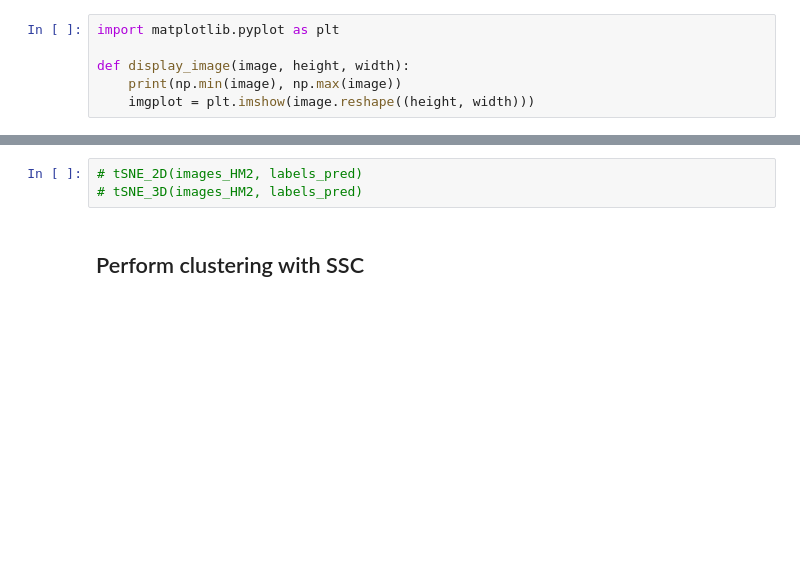
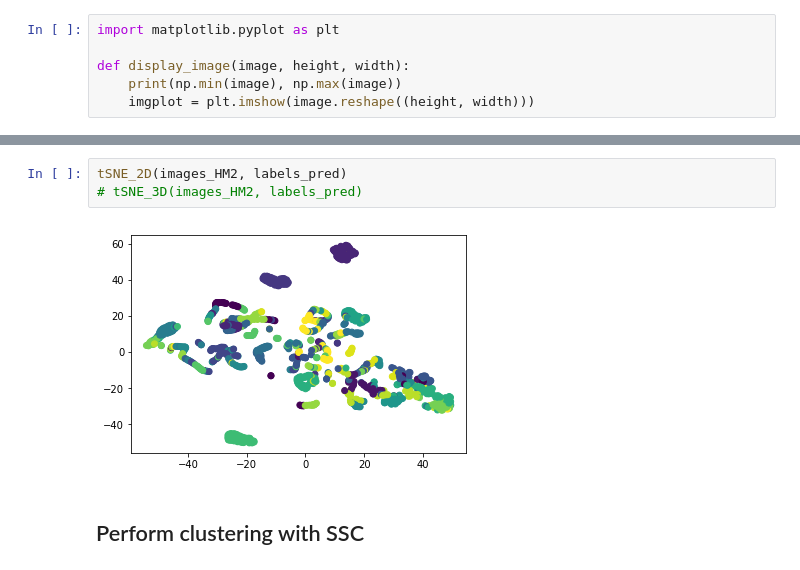
Before and after one commit to zheng-alice/Deep-Subspace-Clustering, a Jupyter notebook: Verbose.ipynb, the cells around one changed output, grey strips where cells are left out. Cells and saved outputs as stored; diff of their text form; blank space fills up the shorter version.

```diff
--- a/Verbose.ipynb
+++ b/Verbose.ipynb
@@ -313,6 +360,8 @@ VBox([sld_x, sld_y, output])
 # %%
-# tSNE_2D(images_HM2, labels_pred)
+tSNE_2D(images_HM2, labels_pred)
 # tSNE_3D(images_HM2, labels_pred)
+# %% [output]
+[figure, added]
 # %% [markdown]
 ## Perform clustering with SSC
 # %%
```
Also changed, not shown: parts of 37 cells of this notebook, 1 other file.
